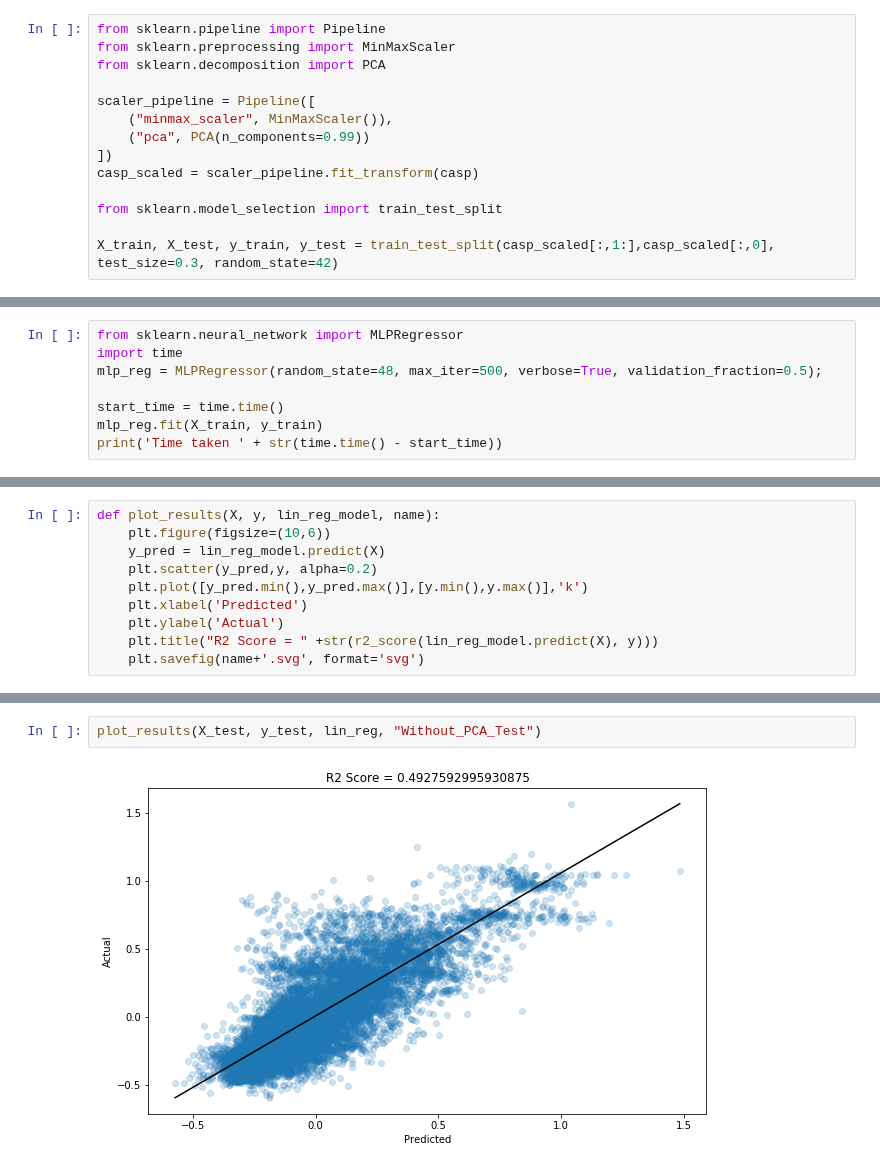
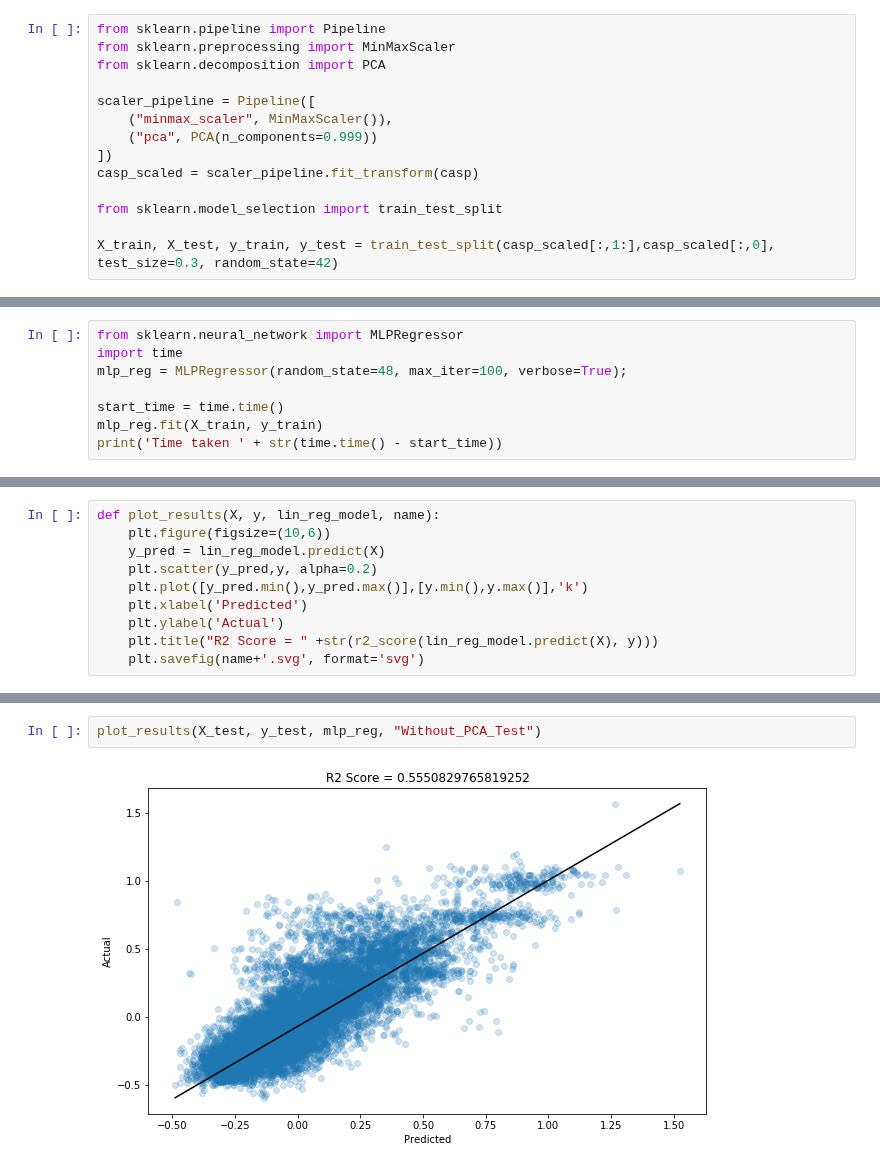
Before and after one commit to aniket-ak/Machine-Learning-CASP-Dataset, a Jupyter notebook: CASP_Exploring_Design_Space.ipynb, the cells around one changed output, grey strips where cells are left out. Cells and saved outputs as stored; diff of their text form.

```diff
--- a/CASP_Exploring_Design_Space.ipynb
+++ b/CASP_Exploring_Design_Space.ipynb
@@ -104,7 +104,7 @@ from sklearn.decomposition import PCA
 
 scaler_pipeline = Pipeline([
     ("minmax_scaler", MinMaxScaler()),
-    ("pca", PCA(n_components=0.99))
+    ("pca", PCA(n_components=0.999))
 ])
 casp_scaled = scaler_pipeline.fit_transform(casp)
 
@@ -122,7 +123,7 @@ The formula to calculate the total number of polynomial features after transorma
 # %%
 from sklearn.neural_network import MLPRegressor
 import time
-mlp_reg = MLPRegressor(random_state=48, max_iter=500, verbose=True, validation_fraction=0.5);
+mlp_reg = MLPRegressor(random_state=48, max_iter=100, verbose=True);
 
 start_time = time.time()
 mlp_reg.fit(X_train, y_train)
@@ -176,4 +175,4 @@ plot_results(X_train, y_train, lin_reg, "Without_PCA_Train")
 # %%
-plot_results(X_test, y_test, lin_reg, "Without_PCA_Test")
+plot_results(X_test, y_test, mlp_reg, "Without_PCA_Test")
 # %% [output]
-[figure, old version]
+[figure, new version]
```
Also changed, not shown: parts of 8 cells of this notebook.
